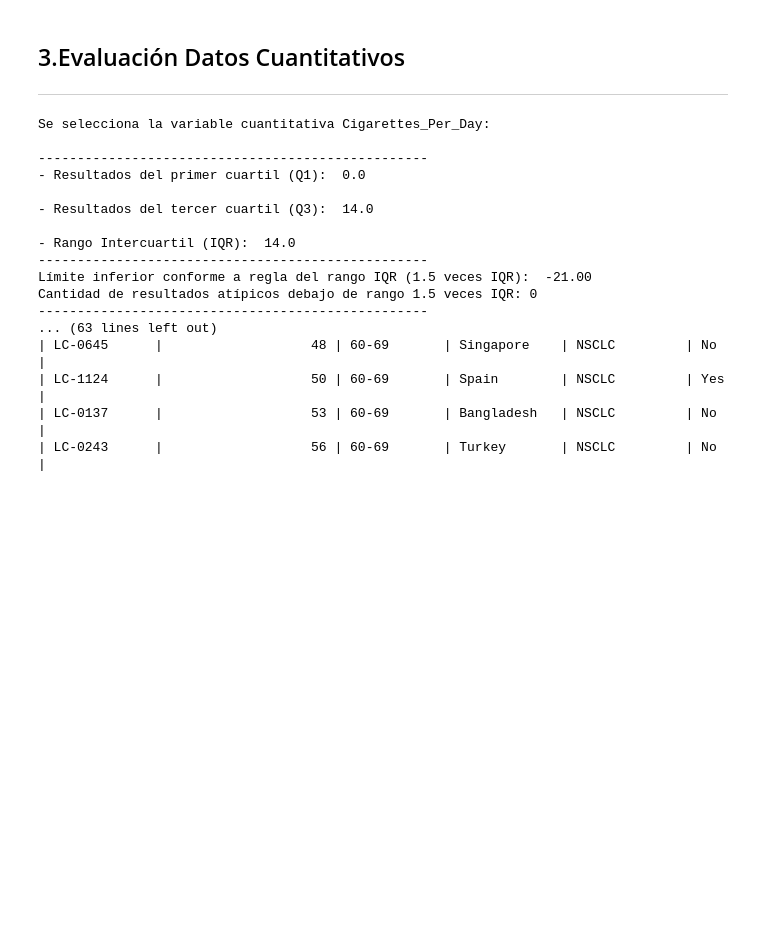
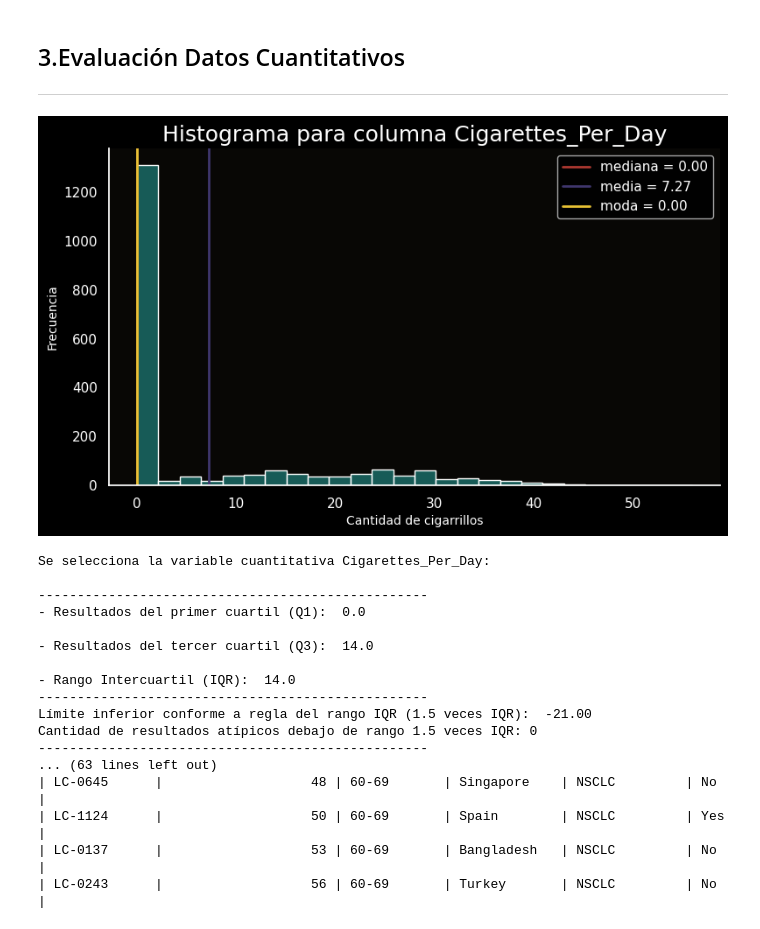
Before and after one commit to MiguelFigueroa02/MCPI_Student_Repo, a Jupyter notebook: courses/1-Semester/fundamentals of statistics/Projects/Notebooks/Estadística_Descriptiva_Visualización.ipynb, the cells around one changed output. Drawn from its saved outputs; the diff is of its cells as text; code cells hidden in the pictures; blank space fills up the shorter version.

Commit message:
nb(sem1-FE):Creation of function for plotting quantitative results into an histogram

```diff
--- a/courses/1-Semester/fundamentals of statistics/Projects/Notebooks/Estadística_Descriptiva_Visualización.ipynb
+++ b/courses/1-Semester/fundamentals of statistics/Projects/Notebooks/Estadística_Descriptiva_Visualización.ipynb
@@ -324,6 +324,27 @@ def cuantitativo(columna):
   print(f'Cantidad de resultados atípicos superiores a rango 1.5 veces IQR: {cant_atip_su}')
   if cant_atip_su > 0:
     print(atipicos_su.sort_values(columna,ascending=True).to_markdown())
+# %%
+def histograma(columna, unidades, bins='fd', kde=False, color='#1D7874',median_color='#AC3931',mode_color='#EAC435',media_color='#40376E'):
+  col = df[columna]
+  plt.figure(figsize=(9, 5))
+  plt.style.use("dark_background")
+  ax = plt.axes()
+  ax.set_facecolor('#080705')
+  sns.histplot(df[columna].dropna(), bins=bins, color=color, edgecolor="white",kde=kde)
+  plt.axvline(col.median(), color=median_color, linewidth=2, label=f"mediana = {col.median():.2f}")
+  plt.axvline(col.mean(),   color=media_color, linewidth=2, label=f"media = {col.mean():.2f}")
+  plt.axvline(col.mode()[0],   color=mode_color, linewidth=2, label=f"moda = {col.mode()[0]:.2f}")
+  plt.title(f"Histograma para columna {columna}", fontsize=18)
+  plt.xlabel(unidades,fontsize=10)
+  plt.ylabel('Frecuencia',fontsize=10)
+  plt.legend()
+  ax.spines[['top','right']].set_visible(False)
+  plt.show()
+# %%
+histograma('Cigarettes_Per_Day','Cantidad de cigarrillos')
+# %% [output]
+[figure, added]
 # %%
 cuantitativo('Cigarettes_Per_Day')
 # %% [output]
```
